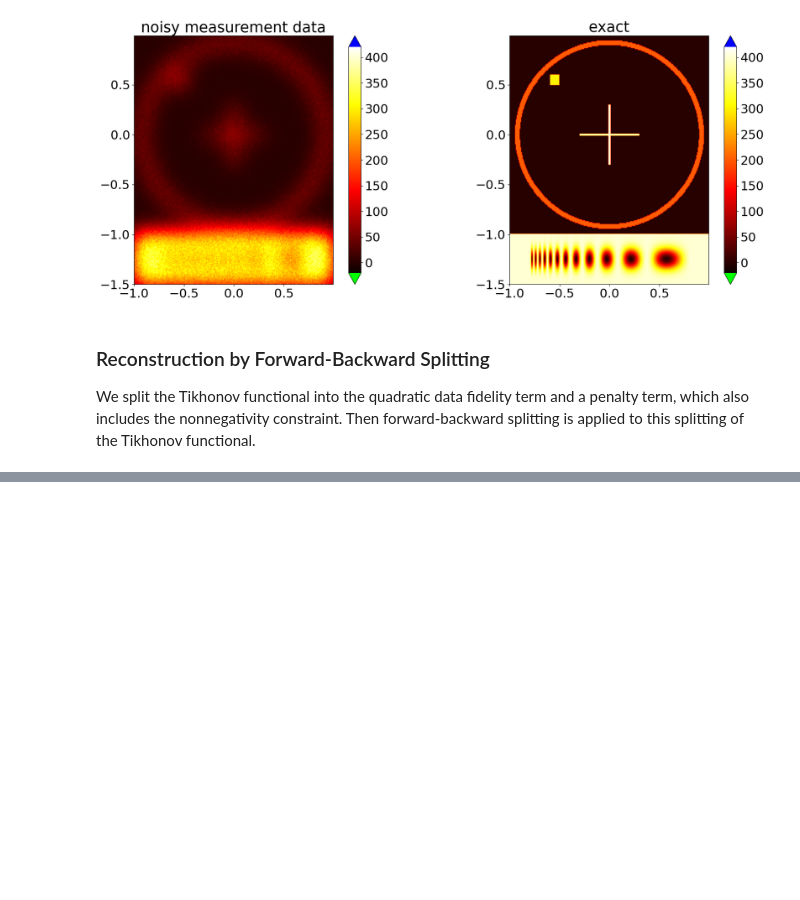
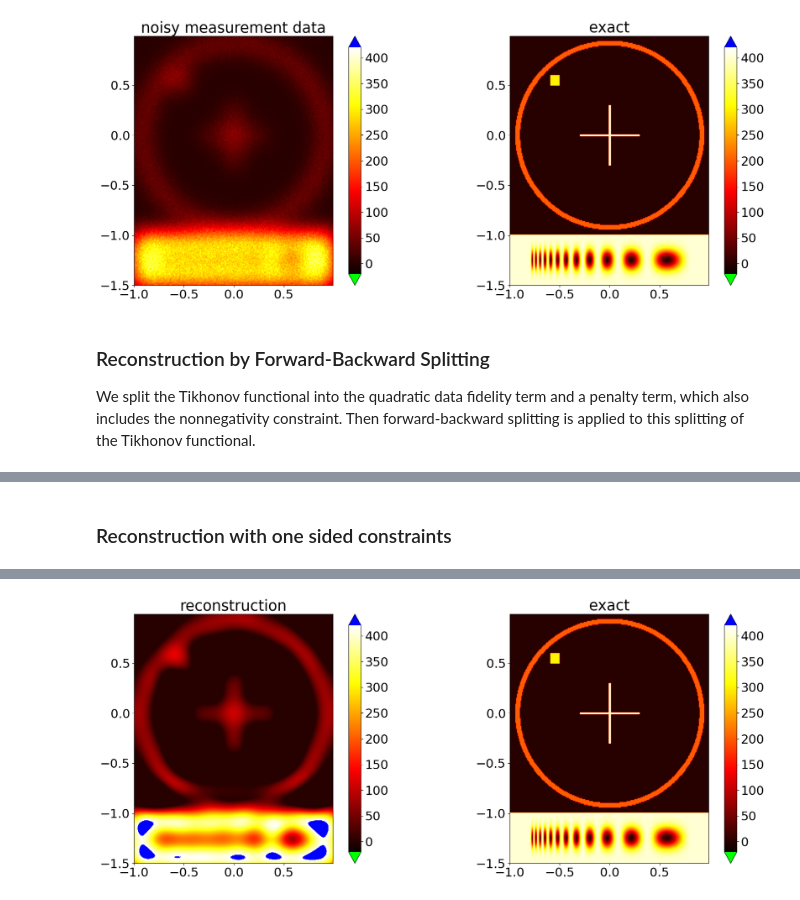
Before and after one commit to regpy/regpy, a Jupyter notebook: examples/deconvolution/deconvolution_gradient_methods_bilateral_constraints.ipynb, the cells around one changed output, grey strips where cells are left out. Drawn from its saved outputs; the diff is of its cells as text; code cells hidden in the pictures; blank space fills up the shorter version.

Commit message:
Added reconstruction with one sided constraints to deconvolution

```diff
--- a/examples/deconvolution/deconvolution_gradient_methods_bilateral_constraints.ipynb
+++ b/examples/deconvolution/deconvolution_gradient_methods_bilateral_constraints.ipynb
@@ -135,0 +136,16 @@ comparison_plot(grid,exact_sol,x)
+# %% [markdown]
+### Reconstruction with one sided constraints
+# %%
+from regpy.functionals import QuadraticLowerBound
+weighted_data_space = L2(grid, weights = 1./(1.+data))
+alpha = 1e-3
+pen = QuadraticLowerBound(grid,grid.zeros(), 50*grid.ones(),alpha)
+setting = TikhonovRegularizationSetting(op=conv, penalty=pen, data_fid = L2,data_fid_shift=data,regpar=alpha)
+setting.penalty
+solver = ForwardBackwardSplitting(setting,grid.zeros())
+#solver = FISTA(setting,grid.zeros())
+
+stoprule=CountIterations(100)
+x,y = solver.run(stoprule)
+comparison_plot(grid,exact_sol,x)
+# %% [output]
@@ -135,0 +169 @@ comparison_plot(grid,exact_sol,x)
+[figure, added]
```
Also changed, not shown: parts of 4 cells of this notebook.
